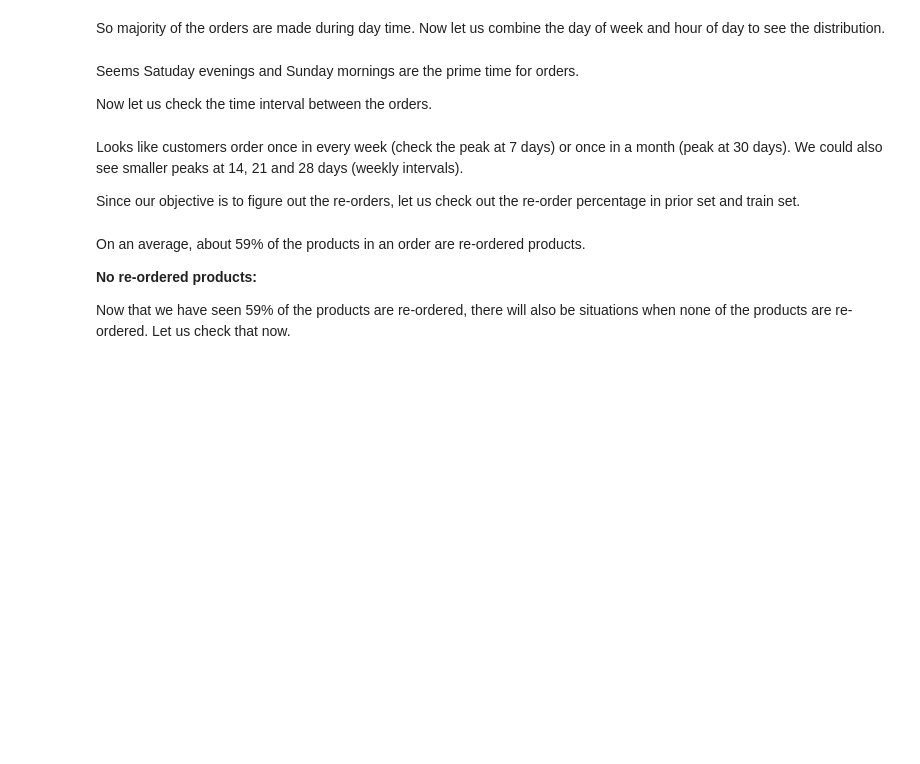
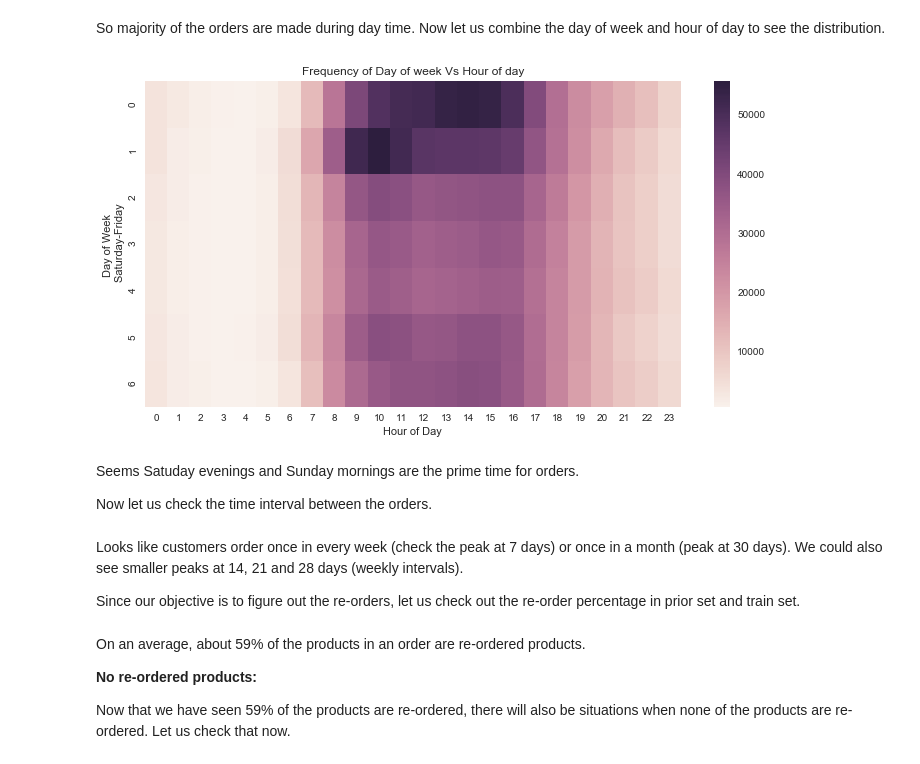
Before and after one commit to cfergusonlee/kaggle-practice, a Jupyter notebook: instacart/notebook.ipynb, the cells around one changed output. Cells and saved outputs as stored; diff of their text form; code cells hidden in the pictures; blank space fills up the shorter version.

```diff
--- a/instacart/notebook.ipynb
+++ b/instacart/notebook.ipynb
@@ -107,11 +163,15 @@ So majority of the orders are made during day time. Now let us combine the day o
 # %%
 grouped_df = orders_df.groupby(["order_dow", "order_hour_of_day"])["order_number"].aggregate("count").reset_index()
 grouped_df = grouped_df.pivot('order_dow', 'order_hour_of_day', 'order_number')
 
 plt.figure(figsize=(12,6))
 sns.heatmap(grouped_df)
 plt.title("Frequency of Day of week Vs Hour of day")
+plt.xlabel('Hour of Day')
+plt.ylabel('Day of Week \n Saturday-Friday')
 plt.show()
+# %% [output]
+[figure, added]
 # %% [markdown]
 Seems Satuday evenings and Sunday mornings are the prime time for orders.
 
```
Also changed, not shown: parts of 16 cells of this notebook, 13 other files.
